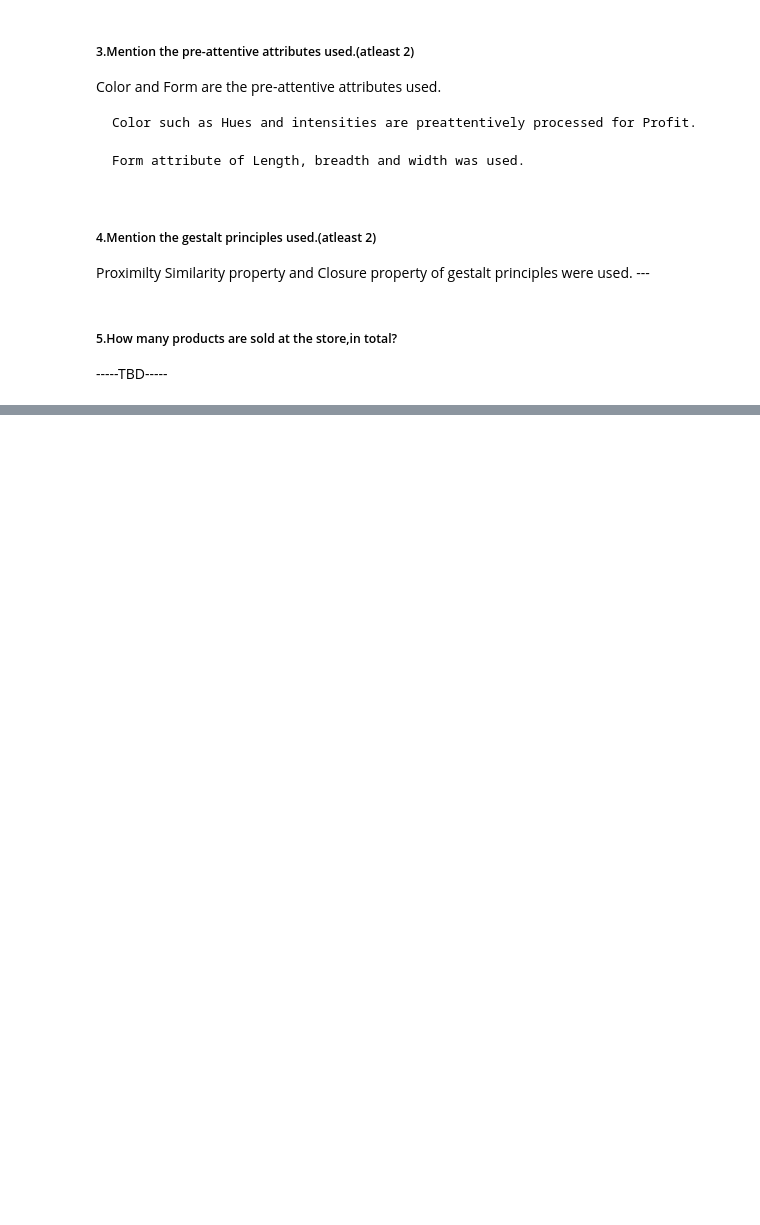
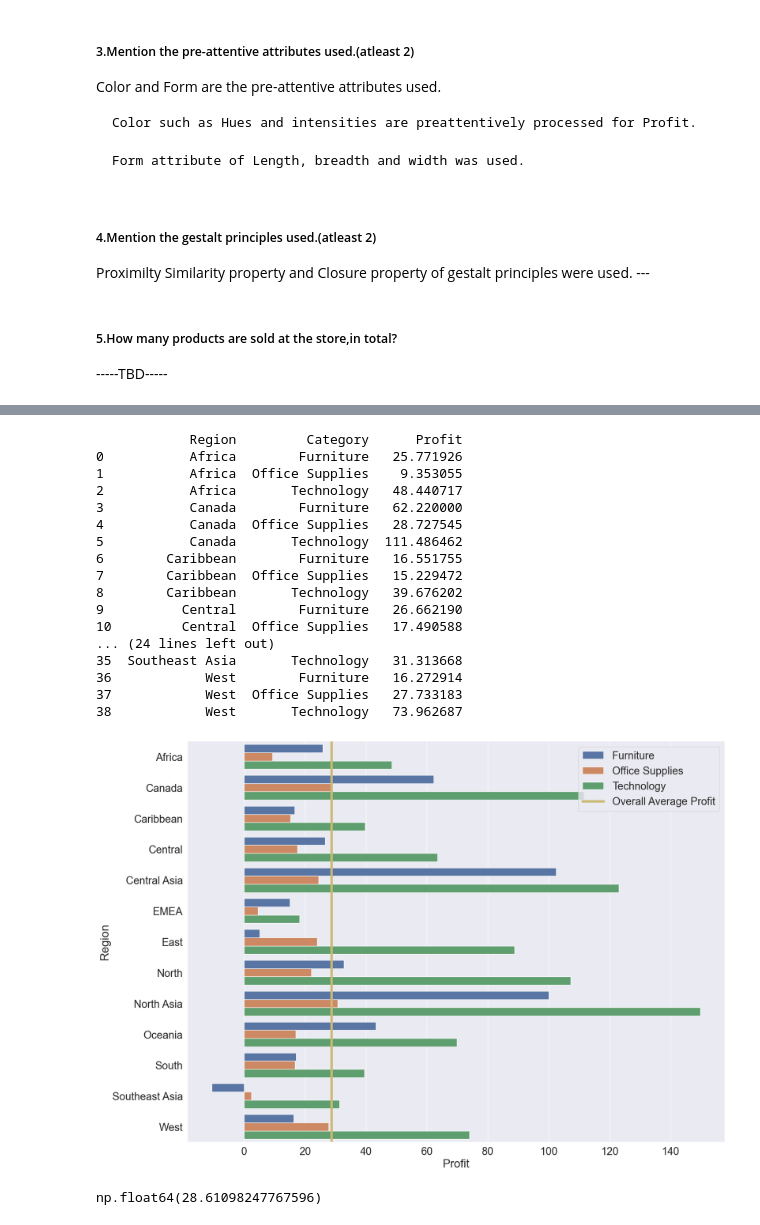
Before and after one commit to Aarathibala/BITSAssignment, a Jupyter notebook: DataVisualizations/g30_dvi_a2_ps5.ipynb, the cells around one changed output, grey strips where cells are left out. Cells and saved outputs as stored; diff of their text form; code cells hidden in the pictures; blank space fills up the shorter version.

```diff
--- a/DataVisualizations/g30_dvi_a2_ps5.ipynb
+++ b/DataVisualizations/g30_dvi_a2_ps5.ipynb
@@ -457,0 +497,34 @@ p.fig.set_figheight(50)
+# %%
+retailTable = initial_data.groupby(['Region','Category'], as_index=False)['Profit'].mean()
+print(retailTable)
+plt.figure(figsize=(20, 15))
+sns.set(font_scale = 2)
+sns.barplot(data=retailTable, x='Profit', y='Region', hue='Category')
+#plt.vlines(x = 28, ymin = 0, ymax = 13, color = 'yellow', linewidth=3)
+plt.axvline(x=initial_data['Profit'].mean(), color='y', label='Overall Average Profit', linewidth=5)
+plt.legend(bbox_to_anchor=(1.0, 1), loc='upper right')
+
+plt.show()
+# %% [output]
+            Region         Category      Profit
+0           Africa        Furniture   25.771926
+1           Africa  Office Supplies    9.353055
+2           Africa       Technology   48.440717
+3           Canada        Furniture   62.220000
+4           Canada  Office Supplies   28.727545
+5           Canada       Technology  111.486462
+6        Caribbean        Furniture   16.551755
+7        Caribbean  Office Supplies   15.229472
+8        Caribbean       Technology   39.676202
+9          Central        Furniture   26.662190
+10         Central  Office Supplies   17.490588
+... (24 lines left out)
+35  Southeast Asia       Technology   31.313668
+36            West        Furniture   16.272914
+37            West  Office Supplies   27.733183
+38            West       Technology   73.962687
+[figure, added]
+# %%
+initial_data['Profit'].mean()
+# %% [output]
+np.float64(28.61098247767596)
```
Also changed, not shown: parts of 29 cells of this notebook.
